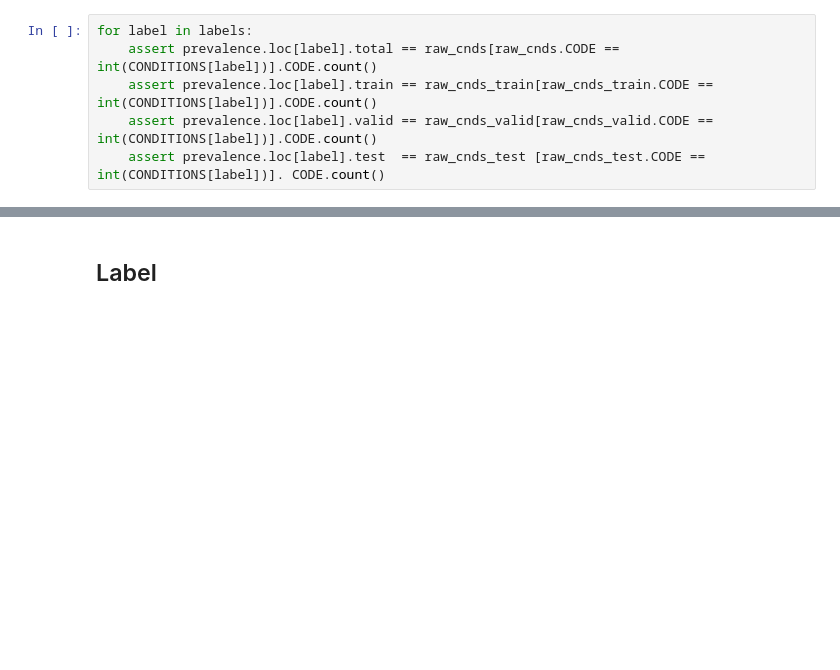
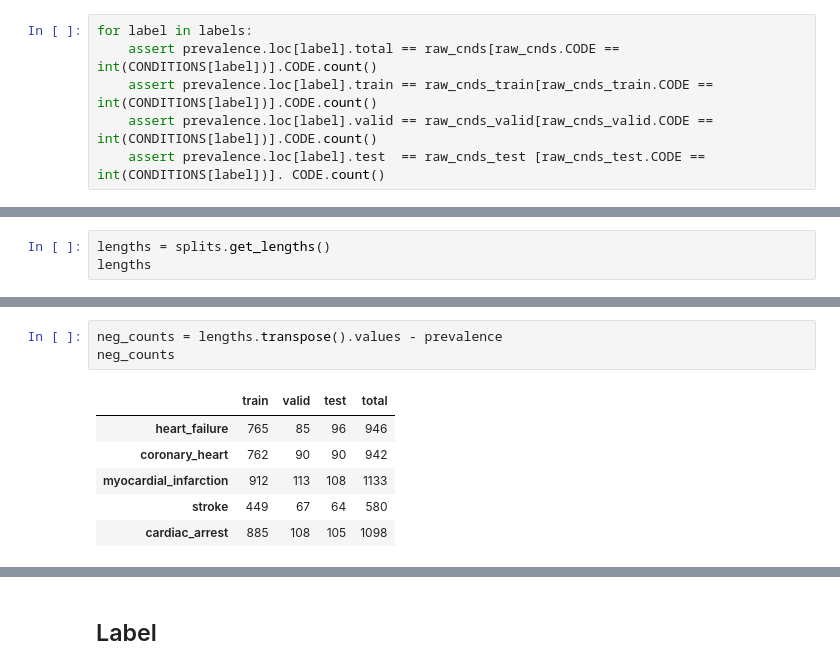
Before and after one commit to corazonlabs/lemonpie, a Jupyter notebook: nbs/04_data.ipynb, the cells around one changed output, grey strips where cells are left out. Cells and saved outputs as stored; diff of their text form; blank space fills up the shorter version.

```diff
--- a/nbs/04_data.ipynb
+++ b/nbs/04_data.ipynb
@@ -253,0 +299,3 @@ for label in labels:
+# %%
+lengths = splits.get_lengths()
+lengths
@@ -253,0 +331,10 @@ for label in labels:
+# %%
+neg_counts = lengths.transpose().values - prevalence
+neg_counts
+# %% [output]
+|  | train | valid | test | total |
+| heart_failure | 765 | 85 | 96 | 946 |
+| coronary_heart | 762 | 90 | 90 | 942 |
+| myocardial_infarction | 912 | 113 | 108 | 1133 |
+| stroke | 449 | 67 | 64 | 580 |
+| cardiac_arrest | 885 | 108 | 105 | 1098 |
```
Also changed, not shown: parts of 72 cells of this notebook, 4 other files.
